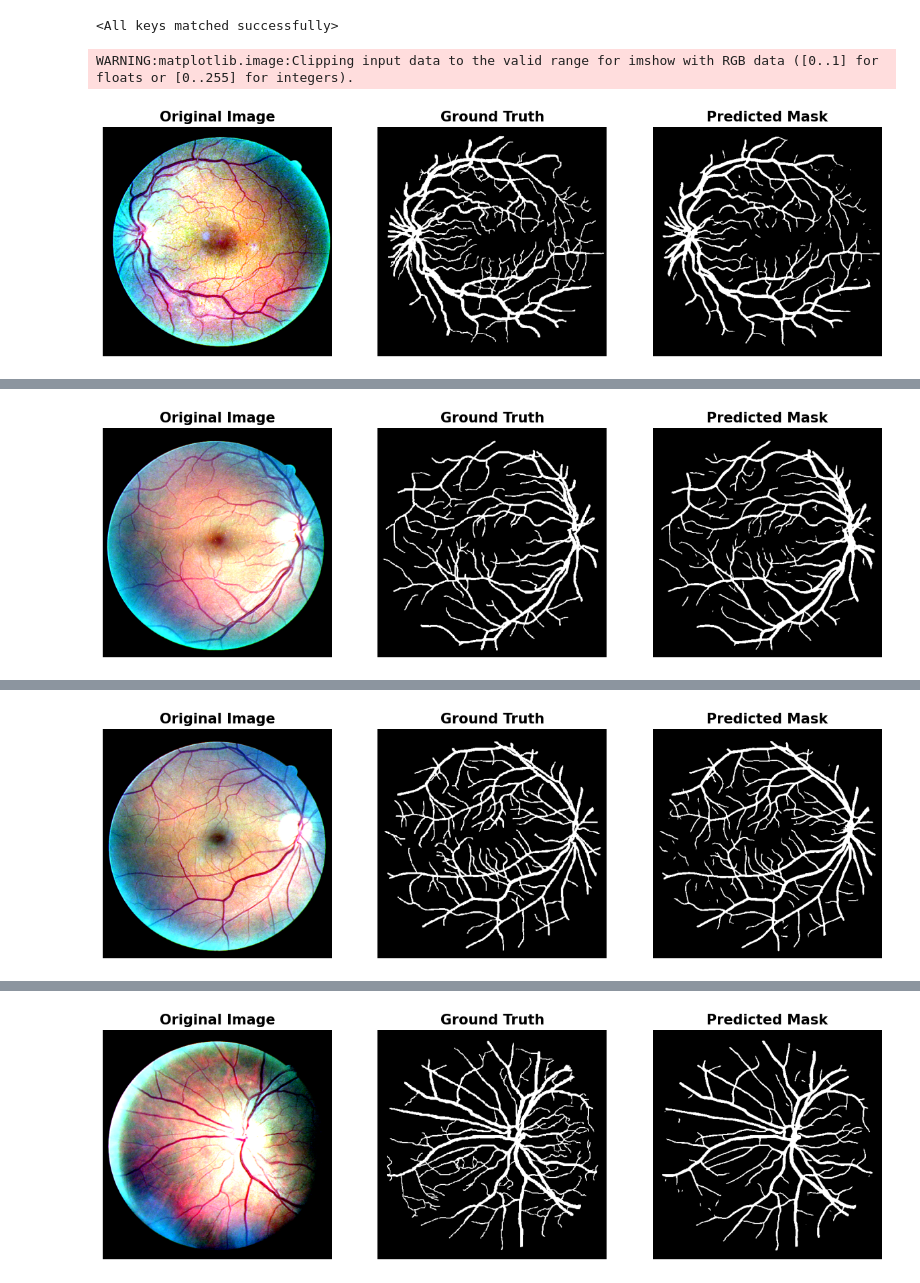
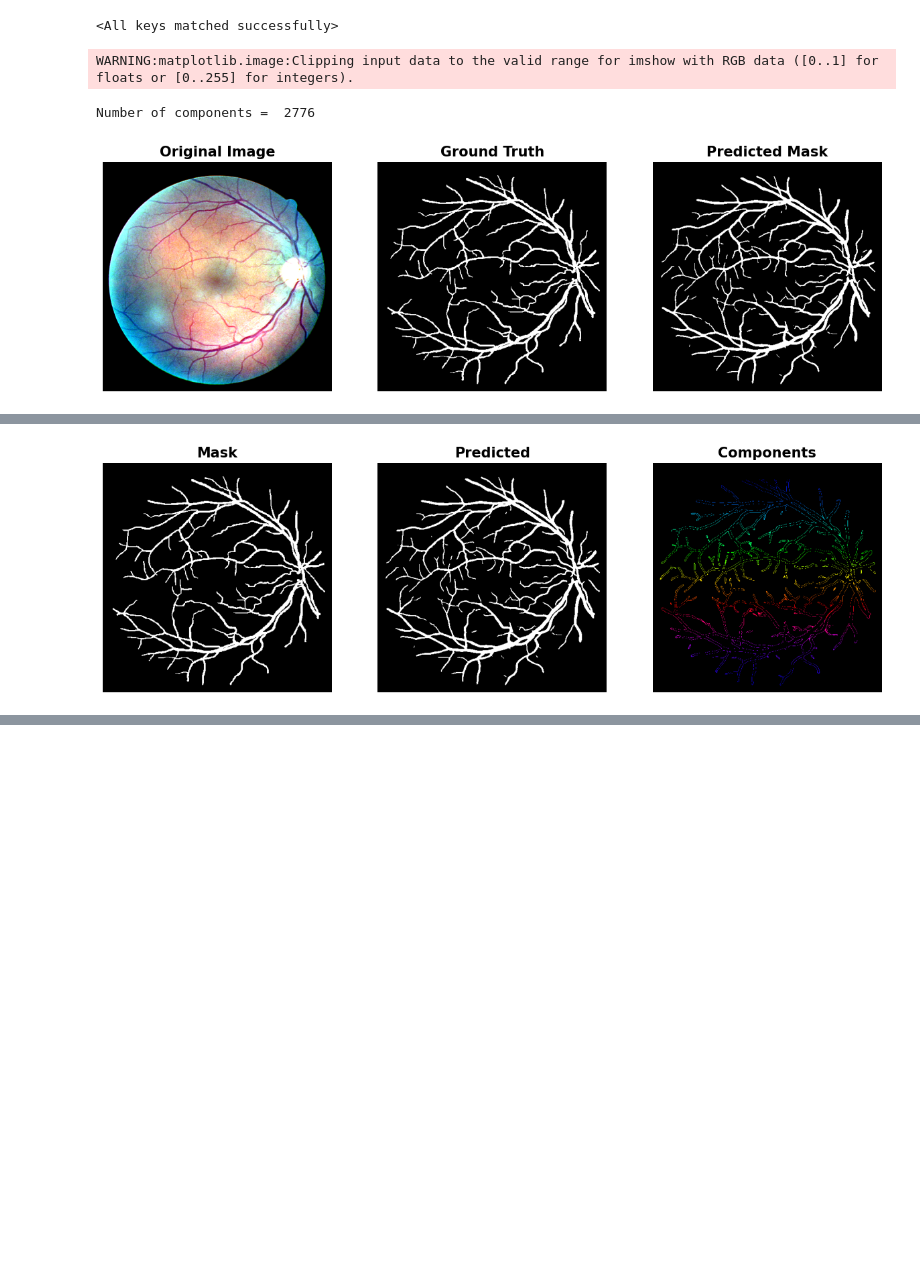
Before and after one commit to YoussefAboelwafa/Retina_Blood_Vessel_Segmentation, a Jupyter notebook: Inference.ipynb, the cells around one changed output, grey strips where cells are left out. Saved outputs shown, nothing was run; the diff lists cells and outputs as text; code cells hidden in the pictures; blank space fills up the shorter version.

```diff
--- a/Inference.ipynb
+++ b/Inference.ipynb
@@ -21,7 +23,7 @@ model.load_state_dict(torch.load(MODEL_PATH, map_location=torch.device('cpu')))
 # %% [output]
 <All keys matched successfully>
 # %%
-show_imgs = 5
+show_imgs = 1
 test_transform = A.Compose(
     [
         A.Resize(512, 512),
@@ -29,6 +31,22 @@ test_transform = A.Compose(
 )
 train_images, train_masks, test_images, test_masks = load_data("dataset")
 test_dataset = RetinaDataset(test_images, test_masks, transform=test_transform)
+# %%
+def connected_components(img, min_threshold=0.3, max_threshold=0.5):
+
+    _, sure_edges = cv2.threshold(img, max_threshold, 1, cv2.THRESH_BINARY)
+
+    _, eliminated_edges = cv2.threshold(img, min_threshold, 1, cv2.THRESH_BINARY_INV)
+
+    uncertain_edges = np.logical_and(img > min_threshold, img < max_threshold).astype(
+        np.uint8
+    )
+
+    num_labels, labels = cv2.connectedComponents(
+        uncertain_edges.astype(np.uint8), connectivity=8
+    )
+
+    return num_labels, labels
 # %%
 random_list = np.random.choice(len(test_dataset), show_imgs, replace=False)
 for i in range(show_imgs):
@@ -37,18 +55,53 @@ for i in range(show_imgs):
     mask = mask.unsqueeze(0).to(device)
     pred = model(img)
     pred = torch.sigmoid(pred)
-    pred = (pred > 0.5).float()
+
+    img = img.squeeze().permute(1, 2, 0).numpy()
+    mask = mask.squeeze().numpy()
+    pred = pred.squeeze().detach().numpy()
+    num, components = connected_components(pred)
+    print("Number of components = ", num)
+
     fig, ax = plt.subplots(1, 3, figsize=(15, 5))
-    ax[0].imshow(img.squeeze().permute(1, 2, 0).numpy())
-    ax[0].set_title("Original Image", fontsize=15, weight='bold')
-    ax[0].axis('off')
-    ax[1].imshow(mask.squeeze().numpy(), cmap='gray')
-    ax[1].set_title("Ground Truth", fontsize=15, weight='bold')
-    ax[1].axis('off')
-    ax[2].imshow(pred.squeeze().numpy(), cmap='gray')
-    ax[2].set_title("Predicted Mask", fontsize=15, weight='bold')
-    ax[2].axis('off')
+
+    pred = pred > 0.5
+
+    ax[0].imshow(img)
+    ax[0].set_title("Original Image", fontsize=15, weight="bold")
+    ax[0].axis("off")
+
+    ax[1].imshow(mask, cmap="gray")
+    ax[1].set_title("Ground Truth", fontsize=15, weight="bold")
+    ax[1].axis("off")
+
+    ax[2].imshow(pred, cmap="gray")
+    ax[2].set_title("Predicted Mask", fontsize=15, weight="bold")
+    ax[2].axis("off")
+
     plt.show()
+
+    fig, ax = plt.subplots(1, 3, figsize=(15, 5))
+
+    ax[0].imshow(mask, cmap="gray")
+    ax[0].set_title("Mask", fontsize=15, weight="bold")
+    ax[0].axis("off")
+
+    ax[1].imshow(pred > 0.5, cmap="gray")
+    ax[1].set_title("Predicted", fontsize=15, weight="bold")
+    ax[1].axis("off")
+
+    label_hue = np.uint8(179 * components / np.max(components))
+    blank_ch = 255 * np.ones_like(label_hue)
+    labeled_img = cv2.merge([label_hue, blank_ch, blank_ch])  # type: ignore
+    labeled_img = cv2.cvtColor(labeled_img, cv2.COLOR_HSV2BGR)
+    labeled_img[label_hue == 0] = 0
+
+    ax[2].imshow(labeled_img)
+    ax[2].set_title("Components", fontsize=15, weight="bold")
+    ax[2].axis("off")
+
+    plt.show()
 # %% [output]
 WARNING:matplotlib.image:Clipping input data to the valid range for imshow with RGB data ([0..1] for floats or [0..255] for integers).
+Number of components =  2776
-[figure, old version]
+[figure, new version]
@@ -56 +108 @@ WARNING:matplotlib.image:Clipping input data to the valid range for imshow with
-[figure, old version]
+[figure, new version]
@@ -58 +108,0 @@ WARNING:matplotlib.image:Clipping input data to the valid range for imshow with
-[figure, removed]
@@ -60 +108,0 @@ WARNING:matplotlib.image:Clipping input data to the valid range for imshow with
-[figure, removed]
```
Also changed, not shown: parts of 2 cells of this notebook.
